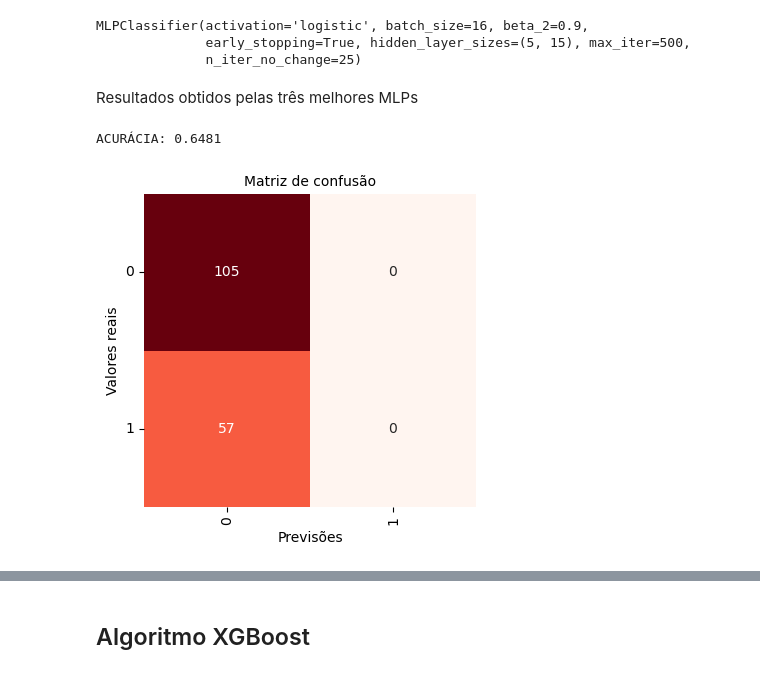
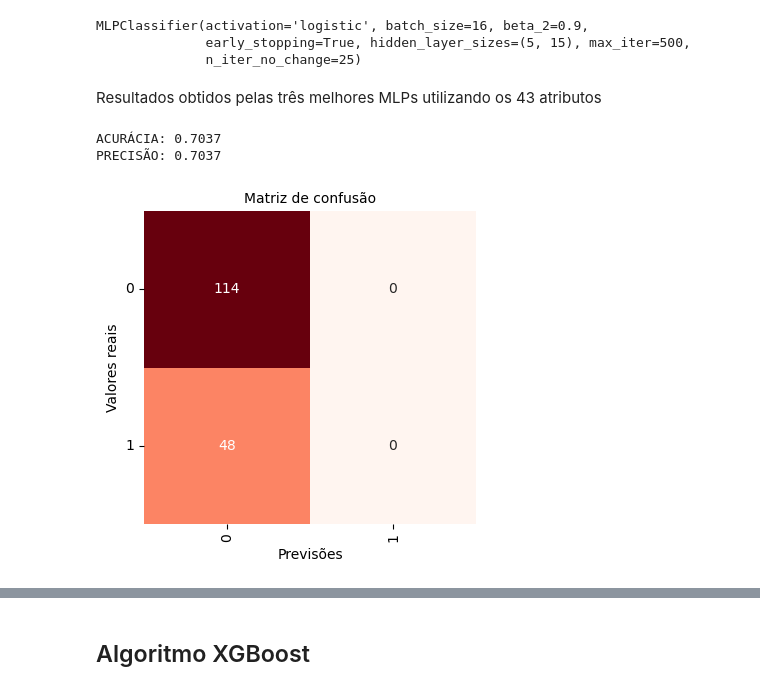
Before and after one commit to melinnediniz/RNA-AA3, a Jupyter notebook: build_model.ipynb, the cells around one changed output, grey strips where cells are left out. Saved outputs shown, nothing was run; the diff lists cells and outputs as text; code cells hidden in the pictures.

```diff
--- a/build_model.ipynb
+++ b/build_model.ipynb
@@ -64,4 +50,0 @@ data.drop([305], inplace=True)
-# %%
-data['II    beta-HCG(mIU/mL)'] = pd.to_numeric(data['II    beta-HCG(mIU/mL)'])
-# %%
-data['AMH(ng/mL)'] = pd.to_numeric(data['AMH(ng/mL)'])
@@ -91,27 +54,7 @@ memory usage: 180.7 KB
 X = data.drop(columns=['PCOS (Y/N)'], axis=1)
 y = data["PCOS (Y/N)"]
 # %%
-correlations = []
-for col in X.columns:
-    corr, _ = pearsonr(X[col], y)
-    correlations.append(corr)
-
-# obtendo o módulo dos coeficientes de correlação
-correlations = map(math.fabs, correlations)
-
-
-# criar um dicionário de features e seus coeficientes de correlação
-corr_dict = dict(zip(X.columns, correlations))
-
-
-# ordena o dicionário por coeficiente de correlação em ordem decrescente
-sorted_corr_dict = {k: v for k, v in sorted(corr_dict.items(), key=lambda item: item[1], reverse=True)}
-
-N = 20
-selected_features = list(sorted_corr_dict.keys())[:N]
-
-
-X_selected = X[selected_features]
+X_selected, _ = choose_with_pearson(15, X, y)
 # %%
 correlation = data.corr()
 correlation["PCOS (Y/N)"].sort_values(ascending=False)
@@ -240,15 +163,15 @@ results["params"].iloc[0], results["params"].iloc[1], results["params"].iloc[2]
 # %%
 mlp_1 = MLPClassifier(
     verbose= False,
-    max_iter=500,
-    activation='logistic',
-    hidden_layer_sizes=(4,16),
+    max_iter=300,
+    activation='relu',
+    hidden_layer_sizes=(9,11),
     batch_size=16,
     beta_1=0.9,
-    beta_2=0.9,
+    beta_2=0.999,
     solver='adam',
     early_stopping=True,
-    n_iter_no_change=25
+    n_iter_no_change=50
 )
 mlp_1.fit(X_train_norm.values, y_train)
 # %% [output]
@@ -292,14 +214,16 @@ MLPClassifier(activation='logistic', batch_size=16, beta_2=0.9,
               early_stopping=True, hidden_layer_sizes=(5, 15), max_iter=500,
               n_iter_no_change=25)
 # %% [markdown]
-Resultados obtidos pelas três melhores MLPs
+Resultados obtidos pelas três melhores MLPs utilizando os 43 atributos
 # %%
-y_pred = mlp_1.predict(X_test_norm.values)
+y_pred = mlp_3.predict(X_test_norm.values)
 get_accuracy(y_test, y_pred)
+get_precision(y_test, y_pred)
 plot_confusion_matrix(y_test, y_pred)
 # %% [output]
-ACURÁCIA: 0.6481
+ACURÁCIA: 0.7037
+PRECISÃO: 0.7037
-[figure, old version]
+[figure, new version]
 # %%
 y_pred = mlp_2.predict(X_test_norm.values)
 get_accuracy(y_test, y_pred)
```
Also changed, not shown: parts of 34 cells of this notebook, 13 other files.
